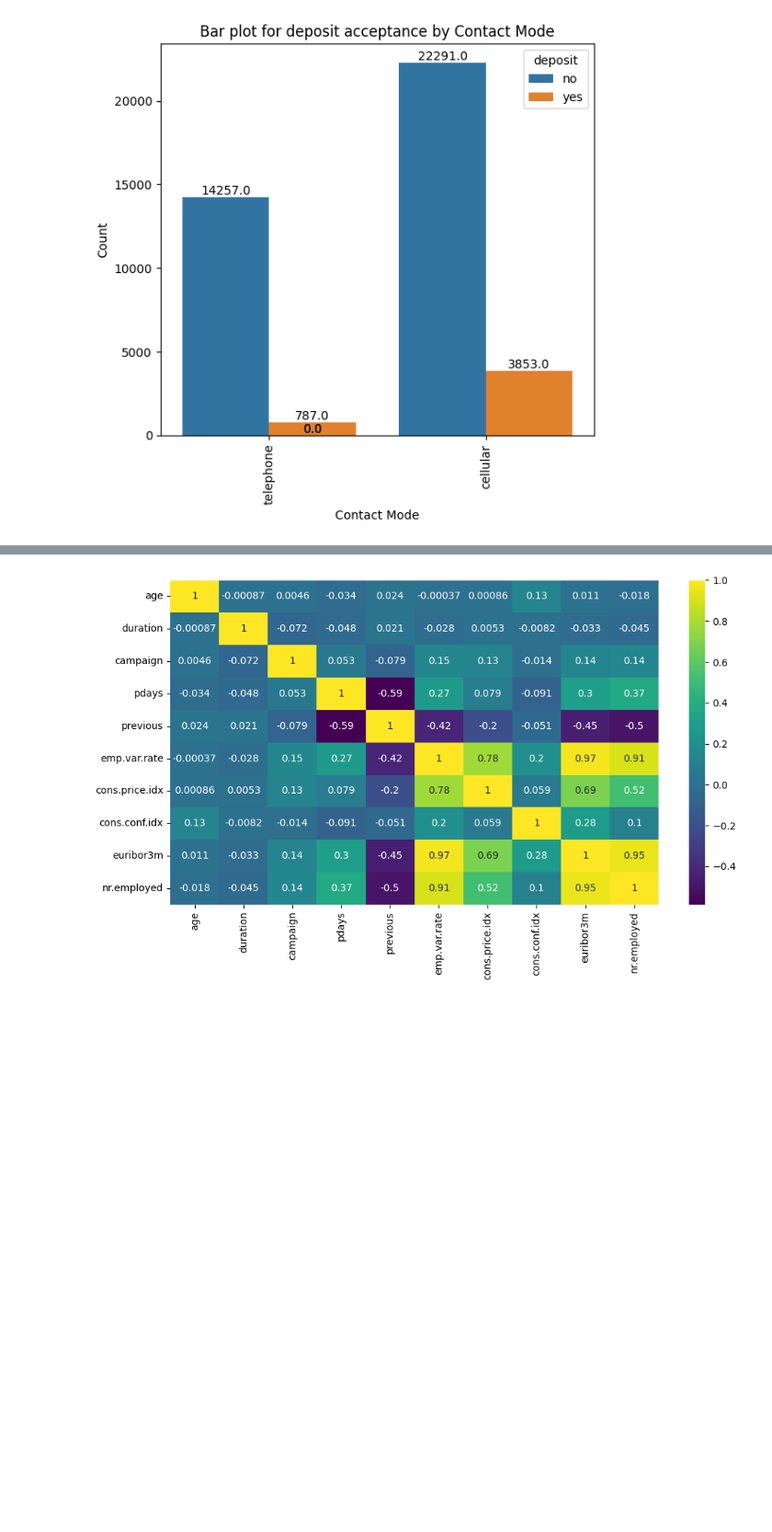
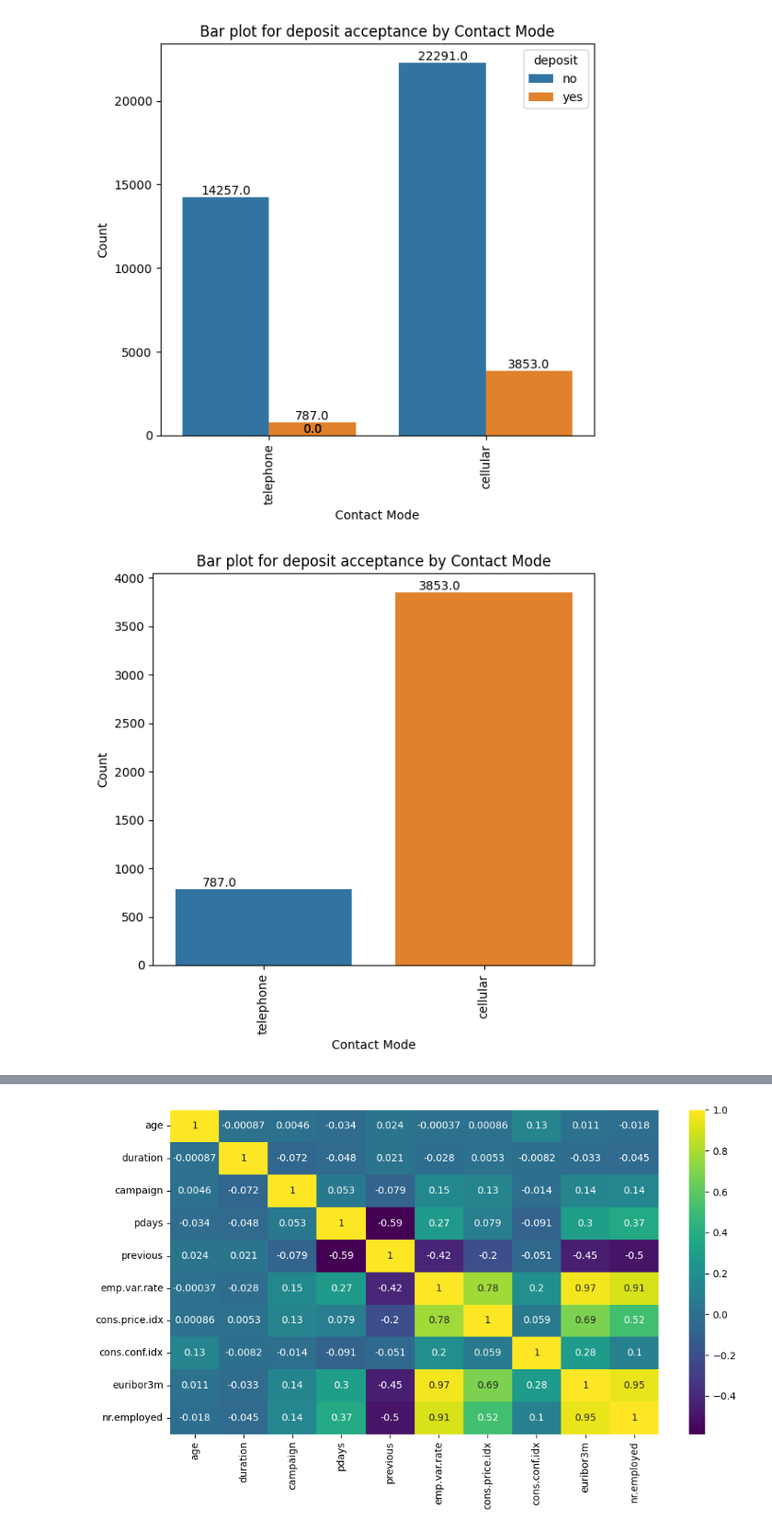
Before and after one commit to atewari-bot/bank-marketing-campaign, a Jupyter notebook: bank_marketing_campaign.ipynb, the cells around one changed output, grey strips where cells are left out. Shown at 92% size. Saved outputs shown, nothing was run; the diff lists cells and outputs as text; code cells hidden in the pictures; blank space fills up the shorter version.

```diff
--- a/bank_marketing_campaign.ipynb
+++ b/bank_marketing_campaign.ipynb
@@ -348,3 +347,20 @@ def plot_distribution_by_category(x, df, category_name, hue='deposit', w=10, h=6
     plt.xticks(rotation=90)
     plt.savefig(f'images/bar_plot_by_{x}')
     plt.show()
+# %%
+# Countplot for categorical features for successful deposit product acceptance
+def plot_contact_distribution_for_acceptance(x, df, category_name, hue='deposit', w=10, h=6):
+    plt.rcParams['figure.figsize'] = [w, h]
+    plt.rcParams['figure.autolayout'] = True
+
+    data = df.query('deposit == "yes"')
+    ax = sns.countplot(x=x, hue=hue, data=data)
+    ax.set_title(f"Bar plot for deposit acceptance by {category_name}")
+    for p in ax.patches:
+        ax.annotate('{:.1f}'.format(p.get_height()), (p.get_x() + 0.2, p.get_height()), ha='center', va='bottom')
+
+    ax.set_xlabel(category_name)
+    ax.set_ylabel('Count')
+    plt.xticks(rotation=90)
+    plt.savefig(f'images/{x}_barplot_for_acceptance.png')
+    plt.show()
@@ -432,3 +462,7 @@ plot_distribution_by_category('default', df, 'Credit Default', w=6, h=6)
 plot_distribution_by_category('contact', df, 'Contact Mode', w=6, h=6)
 # %% [output]
 [figure]
+# %%
+plot_contact_distribution_for_acceptance('contact', df, 'Contact Mode', hue='contact', w=6, h=6)
+# %% [output]
+[figure, added]
```
Also changed, not shown: parts of 21 cells of this notebook, 8 other files.
